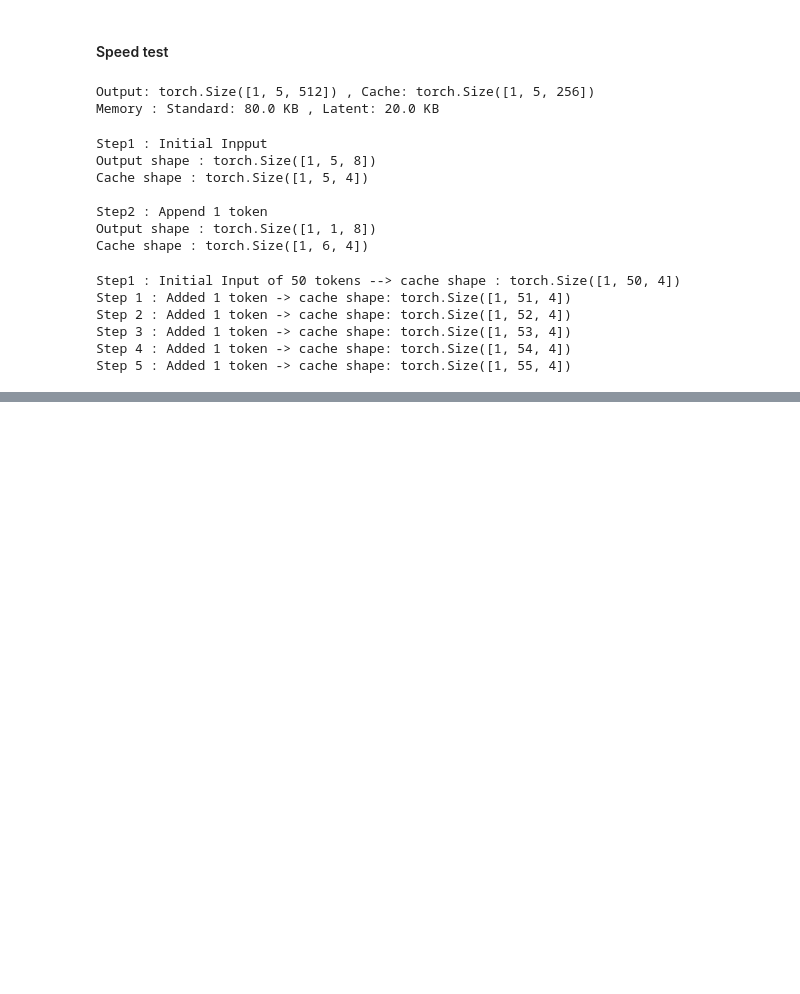
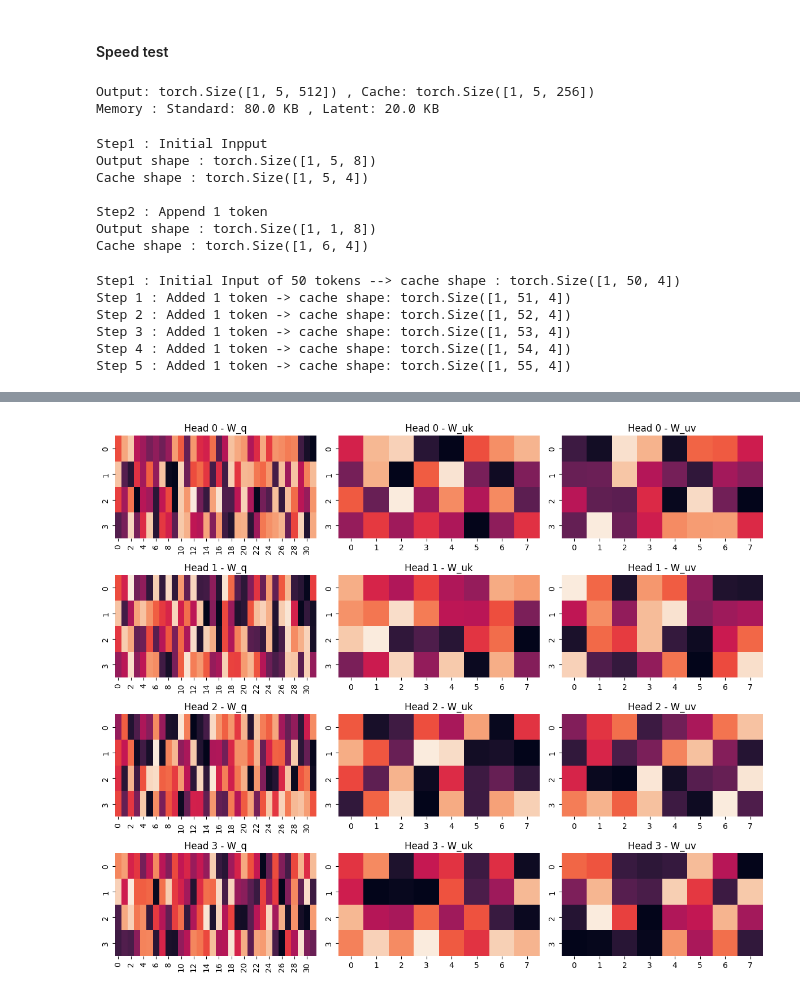
Before and after one commit to DhiaElhak-Ezzeddini/DeepSeek_From_Scratch, a Jupyter notebook: MLA_from_scratch.ipynb, the cells around one changed output, grey strips where cells are left out. Cells and saved outputs as stored; diff of their text form; code cells hidden in the pictures; blank space fills up the shorter version.

```diff
--- a/MLA_from_scratch.ipynb
+++ b/MLA_from_scratch.ipynb
@@ -164,0 +179,65 @@ fig , axes = plt.subplots()
+# %%
+"""
+Model dimension: d_model = 32
+Number of heads: n_heads = 8  ⇒ head_dim = d_model / n_heads = 4
+
+W_q: nn.Linear(d_model, d_model)
+- Weight shape: (32, 32)
+- After projecting x → Q with shape (B, S, 32), we reshape/split:
+  Q → (B, S, 8, 4) → (B, 8, S, 4)
+- Conceptually, W_q can be viewed as 8 per-head blocks of shape (4, 32).
+
+W_uk, W_uv: nn.Linear(L, d_model)   [where L = kv_latent_dim]
+- Weight shapes: (32, L)
+- After projecting the latent C_kv → K’/V’ with shape (B, S_total, 32), we reshape/split:
+  (B, S_total, 32) → (B, 8, S_total, 4)
+- Conceptually, each has 8 per-head blocks of shape (4, L).
+
+From the visualization, we observe that the parameters of W_uk and W_uv differ across heads.
+This contrasts with MQA and GQA, where the key/value projections are shared across heads (either fully or within groups).
+The head-specific projections in our model allow each head to learn distinct transformations of the latent representation,
+which can improve the model’s ability to capture diverse relationships between tokens.
+"""
+import matplotlib.pyplot as plt
+import seaborn as sns
+class MLA(nn.Module):
+    def __init__(self,d_model,n_heads,kv_latent_dim):
+        super().__init__()
+        self.d_model = d_model
+        self.n_heads = n_heads
+        self.dh = d_model // n_heads ## dim per head
+
+        ## Projection layers
+        self.W_q   = nn.Linear(d_model,d_model,bias=False)
+        self.W_uk  = nn.Linear(kv_latent_dim,d_model,bias=False)
+        self.W_uv  = nn.Linear(kv_latent_dim,d_model,bias=False)
+
+model = MLA(d_model=32,n_heads=8,kv_latent_dim=8)
+
+## extract weights
+W_q = model.W_q.weight.detach().numpy()
+W_uk = model.W_uk.weight.detach().numpy()
+W_uv = model.W_uv.weight.detach().numpy()
+
+## split per head
+n_heads = model.n_heads
+dh = model.dh
+W_q_heads = W_q.reshape(n_heads,dh,-1)
+W_uk_heads = W_uk.T.reshape(n_heads,dh,-1)
+W_uv_heads = W_uv.T.reshape(n_heads,dh,-1)
+
+## Plot heatmaps
+fig , axes = plt.subplots(4,3,figsize=(12,10))
+for h in range(4):
+    sns.heatmap(W_q_heads[h],ax=axes[h,0],cbar=False)
+    axes[h,0].set_title(f"Head {h} - W_q")
+
+    sns.heatmap(W_uk_heads[h],ax=axes[h,1],cbar=False)
+    axes[h,1].set_title(f"Head {h} - W_uk")
+
+    sns.heatmap(W_uv_heads[h],ax=axes[h,2],cbar=False)
+    axes[h,2].set_title(f"Head {h} - W_uv")
+plt.tight_layout()
+plt.show()
+# %% [output]
+[figure, added]
```
Also changed, not shown: parts of 1 cell of this notebook.
